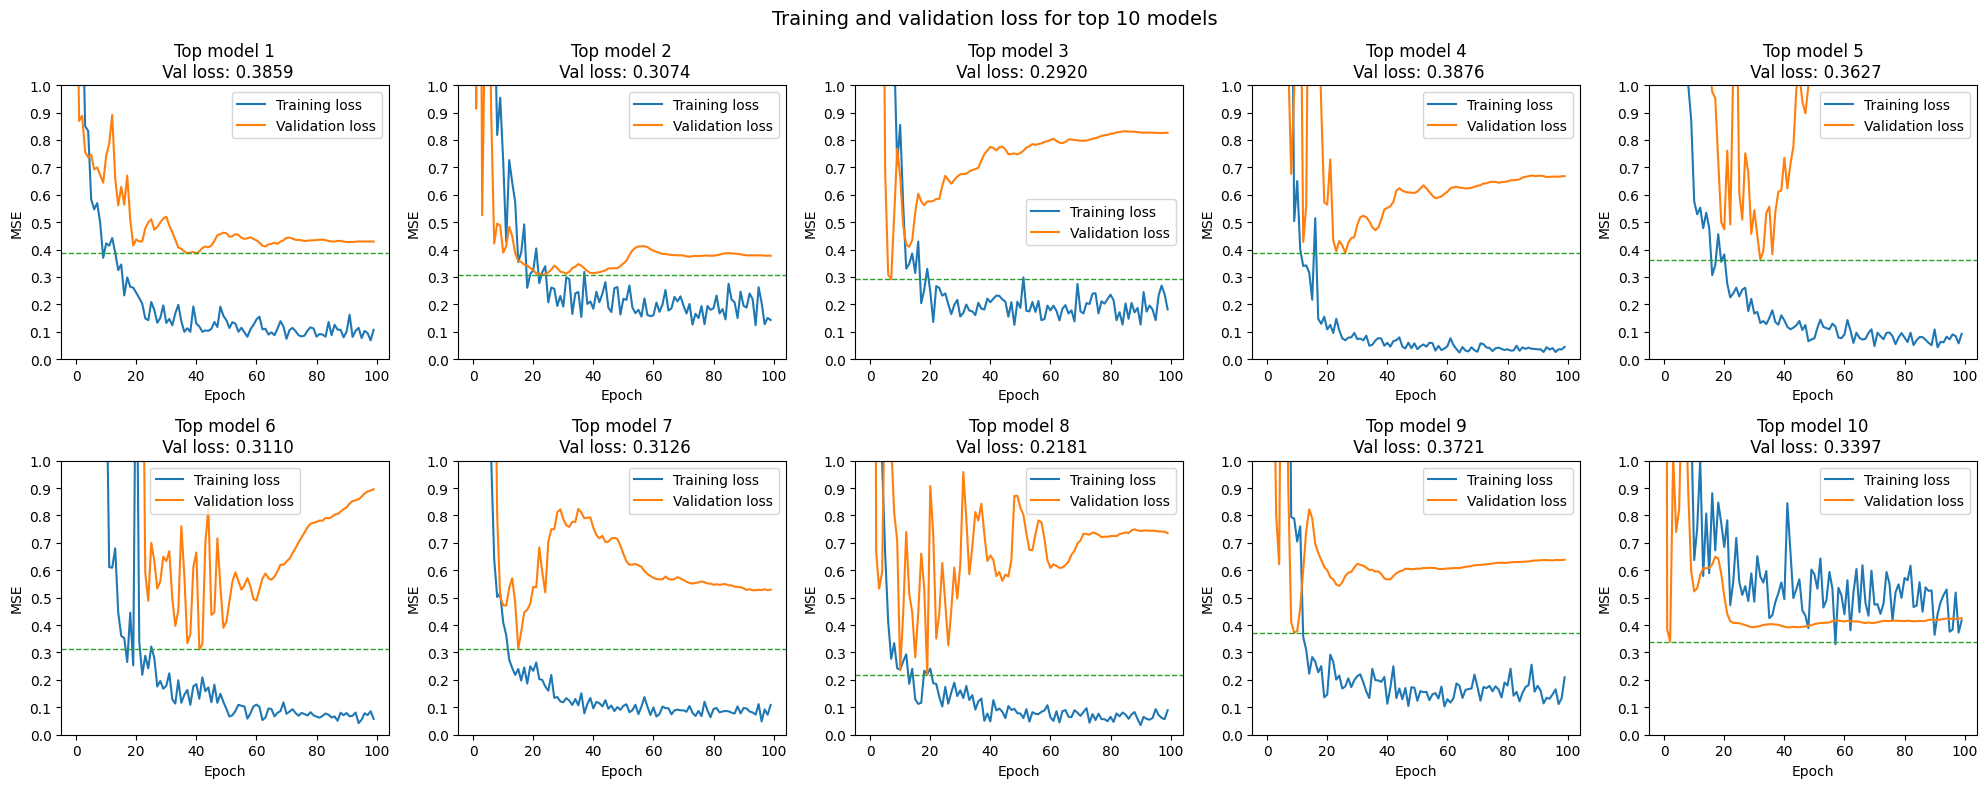
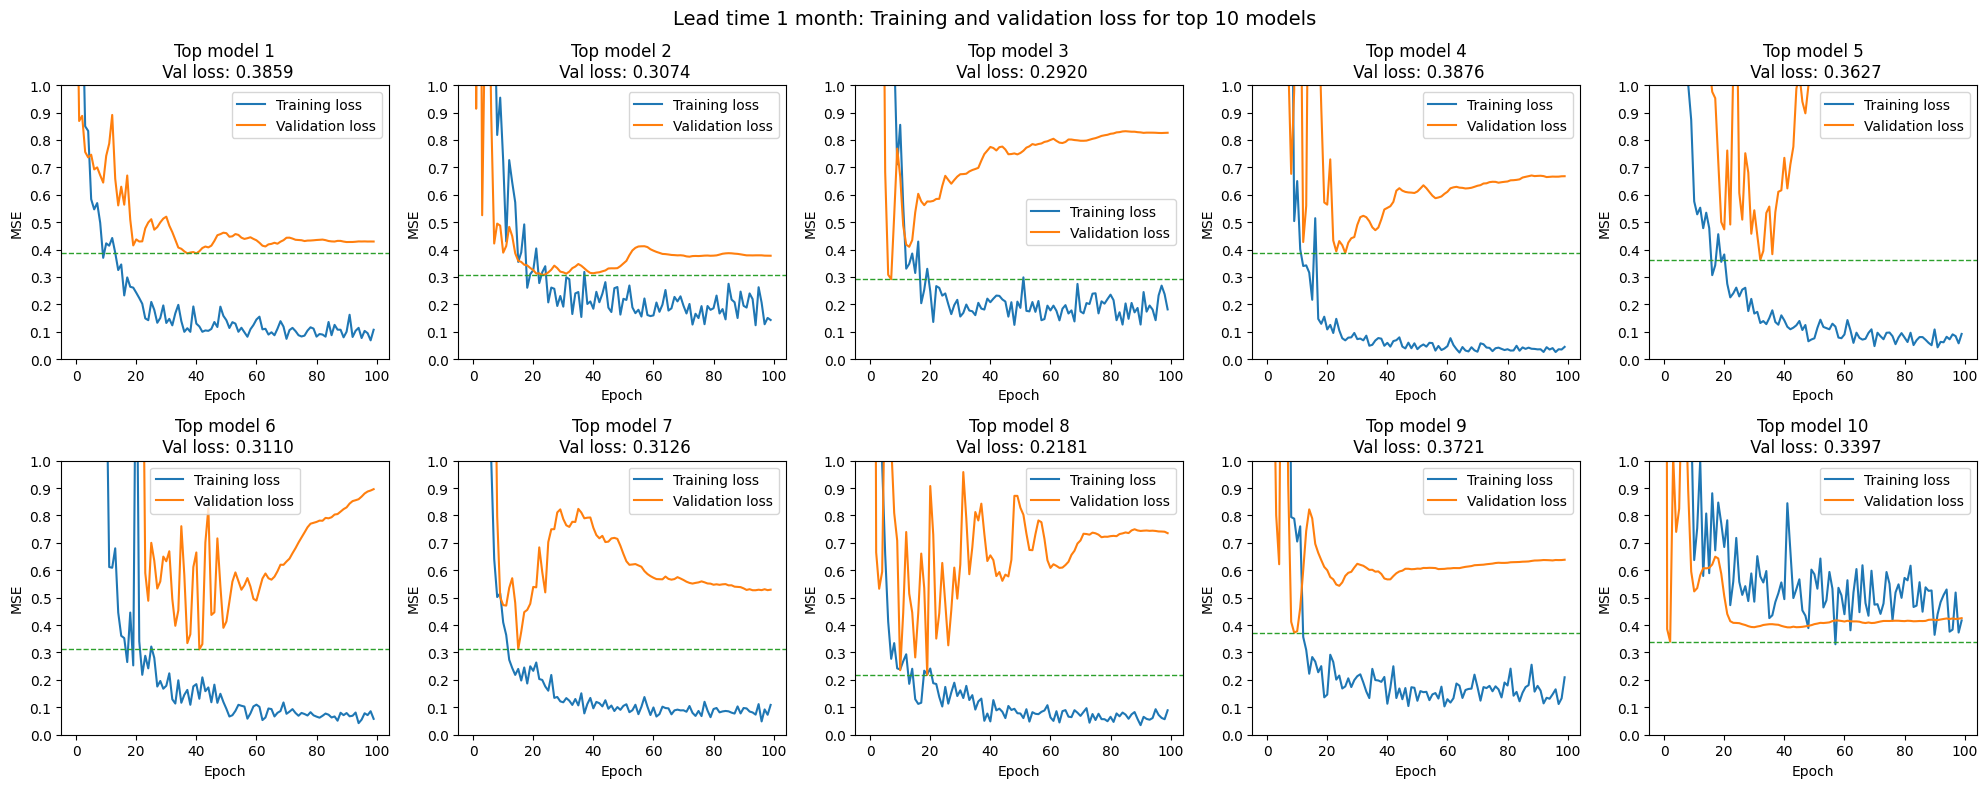
The notebook cell's code change between the first figure and the second:
--- before
+++ after
@@ -20,5 +20,7 @@
         ax.legend(loc='best')
 
-    plt.suptitle('Training and validation loss for top 10 models', fontsize=14)
+    plt.suptitle(f'Lead time {j} month: Training and validation loss for top 10 models', fontsize=14)
     plt.tight_layout()
     plt.show()
+    if j == 1: #for the lead time 1 save the plot in a pdf format
+        fig.savefig('train_val_loss.pdf', format='pdf')

Commit: Test of the CNN